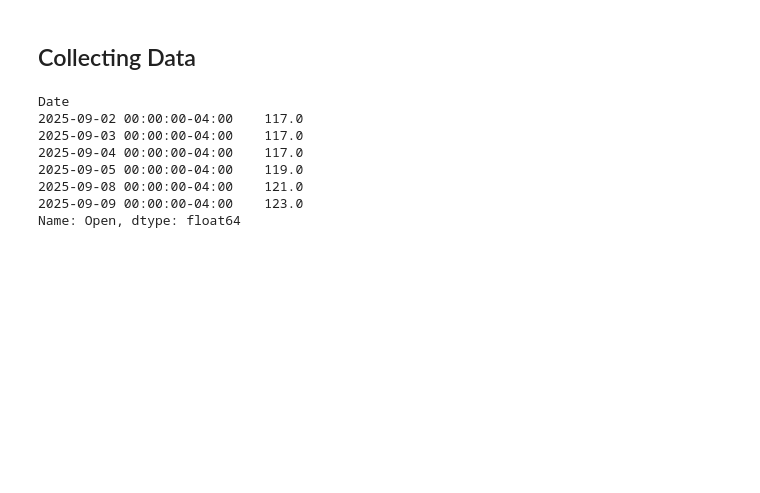
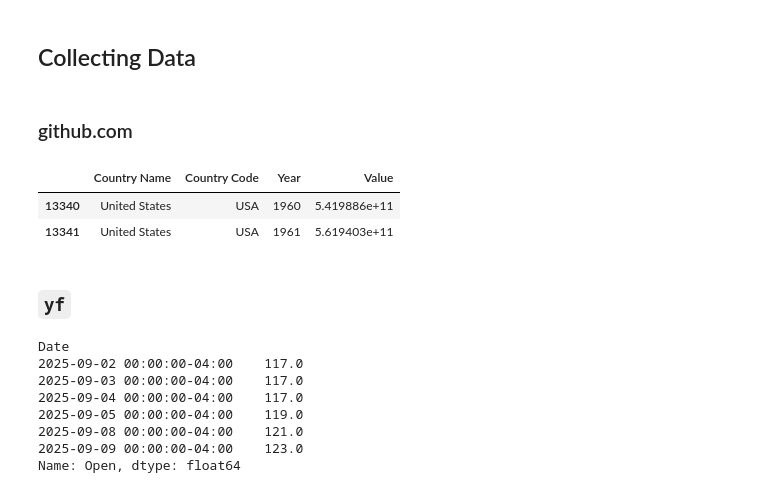
Before and after one commit to Bayan2019/kaz-gu, a Jupyter notebook: 01-ipynb/02-applied-statistics/01-simple-ols.ipynb, the cells around one changed output. Saved outputs shown, nothing was run; the diff lists cells and outputs as text; code cells hidden in the pictures; blank space fills up the shorter version.

```diff
--- a/01-ipynb/02-applied-statistics/01-simple-ols.ipynb
+++ b/01-ipynb/02-applied-statistics/01-simple-ols.ipynb
@@ -16,5 +27,17 @@ warnings.filterwarnings("ignore")
 # %% [markdown]
 ## Collecting Data
+# %% [markdown]
+### github.com
+# %%
+gdp = pd.read_csv('https://raw.githubusercontent.com/datasets/gdp/refs/heads/main/data/gdp.csv')
+gdpUSA = gdp[gdp['Country Code']=='USA']
+gdpUSA.head(2)
+# %% [output]
+|  | Country Name | Country Code | Year | Value |
+| 13340 | United States | USA | 1960 | 5.419886e+11 |
+| 13341 | United States | USA | 1961 | 5.619403e+11 |
+# %% [markdown]
+### `yf`
 # %%
 eurusd = yf.Ticker("EURUSD=X").history(start="2024-01-01", end="2024-02-01", interval="1d")
 gbpusd = yf.Ticker("GBPUSD=X").history(start="2024-01-01", end="2024-02-01", interval="1d")
```
Also changed, not shown: parts of 40 cells of this notebook, 7 other files.
